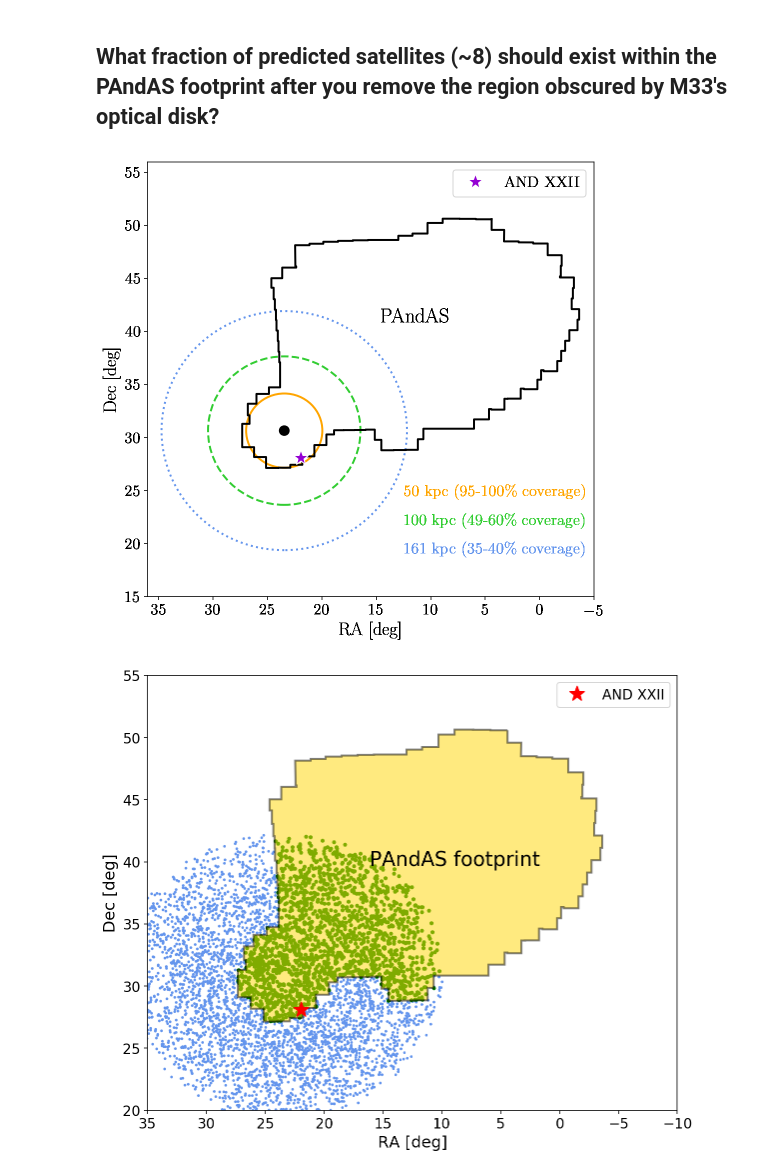
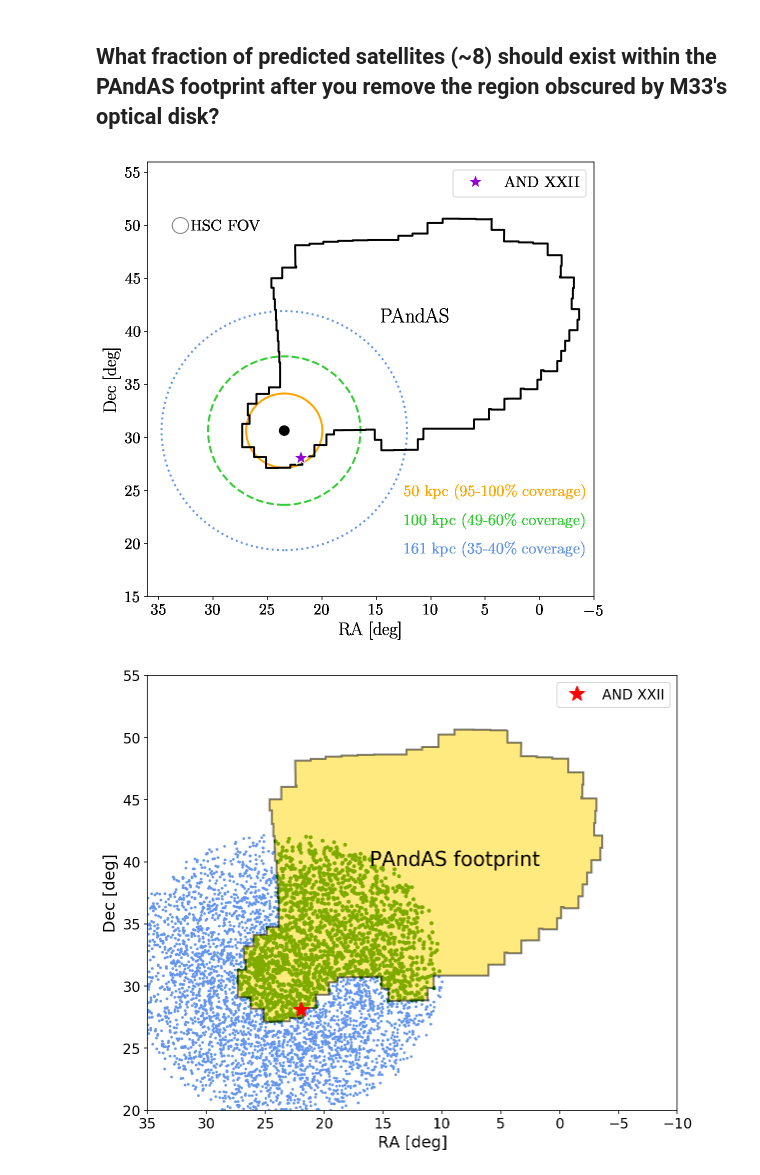
Before and after one commit to ekta1224/pspM31_hack, a Jupyter notebook: M33 volume coverage.ipynb, the cells around one changed output. Drawn from its saved outputs; the diff is of its cells as text; code cells hidden in the pictures.

Commit message:
added HSC fov to coverage plot

```diff
--- a/M33 volume coverage.ipynb
+++ b/M33 volume coverage.ipynb
@@ -57,34 +57,37 @@ m31 = SkyCoord('0h42m44.3s', '41d16m9s', unit='deg')
 #plt.plot(m33.ra.deg, m33.dec.deg, 'ko', ms=16, zorder=5)
 plt.plot(and22.ra.deg, and22.dec.deg, '*', color='darkviolet' ,mec='white',ms=16, label='AND XXII', zorder=5)
 
 
 dp = np.loadtxt('corners_PAndAS11.txt')
 ra = dp[:,0]
 dec = dp[:,1]
 plt.plot(ra, dec, lw=2, color='k')
 plt.xlim(*plt.xlim()[::-1])
 plt.figtext(0.53, 0.6, 'PAndAS', fontsize=20, color='k')
 #matplotlib.rcParams['font.size'] = 14
 circle= plt.Circle((m33.ra.deg, m33.dec.deg), 3.5, fill=False, color='orange', lw=2, label='50 kpc')
 circle2 = plt.Circle((m33.ra.deg, m33.dec.deg), 3.5*rvir/50., fill=False, color='cornflowerblue', lw=2, ls=':')
 circle3 = plt.Circle((m33.ra.deg, m33.dec.deg), 3.5*100./50., fill=False, color='limegreen', lw=2, ls='--')
 ax.add_artist(circle)
 ax.add_artist(circle2)
 ax.add_artist(circle3)
 circle4 = plt.Circle((m33.ra.deg, m33.dec.deg), 0.45,  color='k')
 ax.add_artist(circle4)
 circle5 = plt.Circle((m31.ra.deg, m31.dec.deg), 0.5,  color='crimson')
 #ax.add_artist(circle5)
+circle6 = plt.Circle((33., 50.), 1.5/2, color='gray', fill=False)
+plt.figtext(0.2, 0.76, 'HSC FOV')
+ax.add_artist(circle6)
 plt.xlim(36,-5)
 plt.ylim(15,56)
 plt.legend(numpoints=1)
 plt.figtext(0.57, 0.3, r'50 kpc (95-100\% coverage)', color='orange')
 plt.figtext(0.57, 0.25, r'100 kpc (49-60\% coverage)', color='limegreen')
 plt.figtext(0.57, 0.2, r'161 kpc (35-40\% coverage)', color='cornflowerblue')
 #plt.savefig('M33_PAndAS_sat_estimate_prelim.pdf')
 plt.savefig('M33_PAndAS_coverage.pdf')
 # %% [output]
-[figure, old version]
+[figure, new version]
 # %%
 # create path object of PAndAS map
 from matplotlib.path import Path
```
